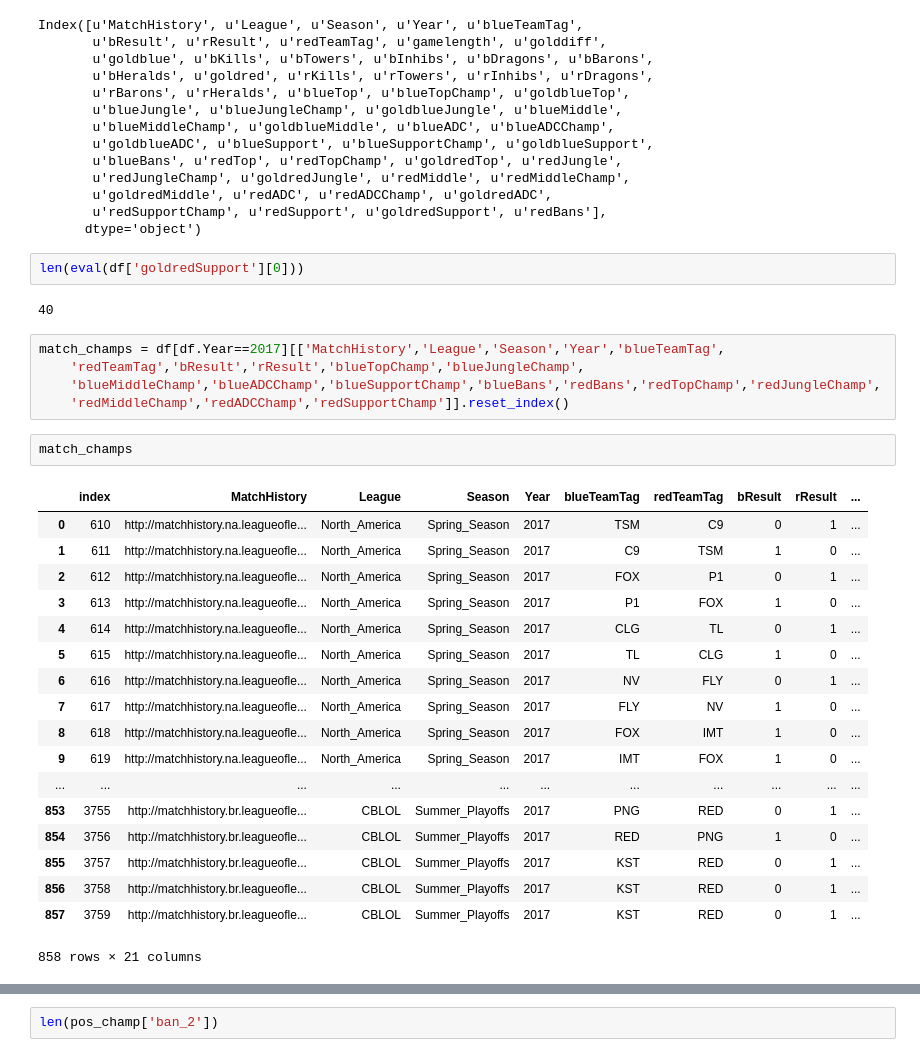
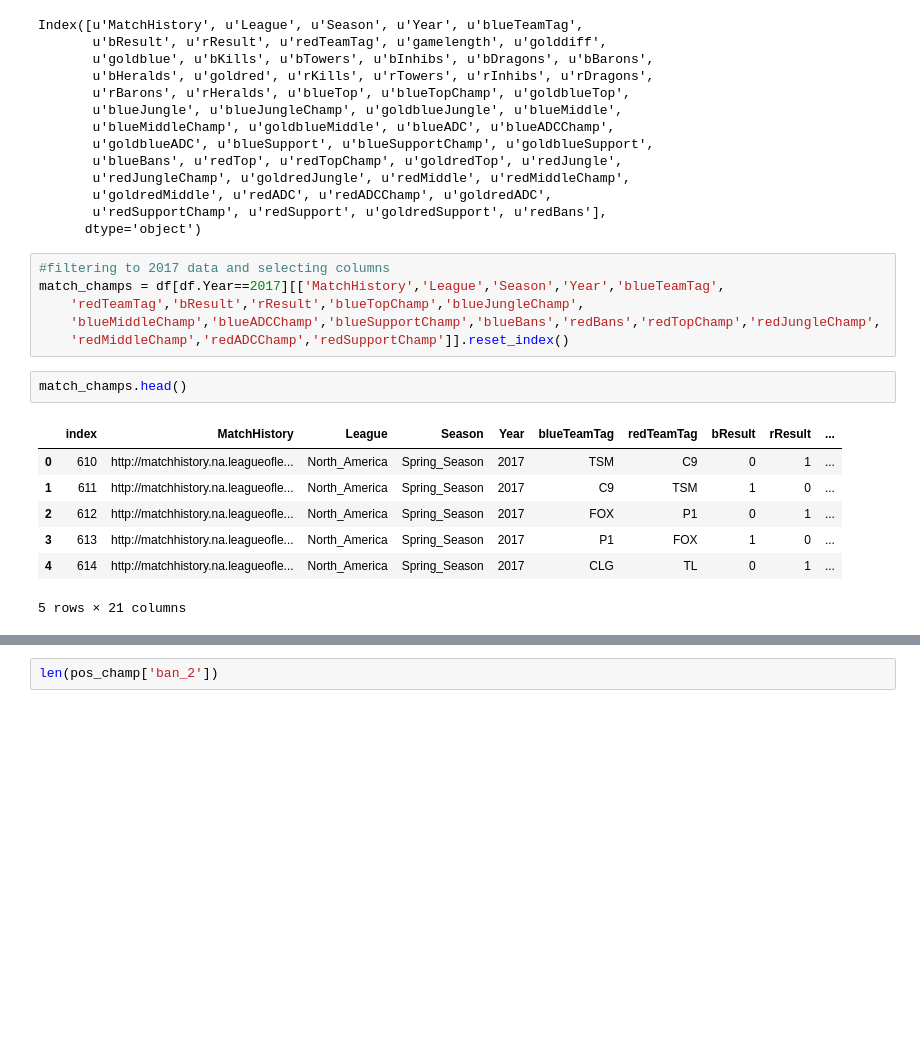
Before and after one commit to rkcohen/blog_assets, a Jupyter notebook: LoL.ipynb, the cells around one changed output, grey strips where cells are left out. Cells and saved outputs as stored; diff of their text form; blank space fills up the shorter version.

```diff
--- a/LoL.ipynb
+++ b/LoL.ipynb
@@ -21,34 +23,20 @@ Index([u'MatchHistory', u'League', u'Season', u'Year', u'blueTeamTag',
        u'goldredMiddle', u'redADC', u'redADCChamp', u'goldredADC',
        u'redSupportChamp', u'redSupport', u'goldredSupport', u'redBans'],
       dtype='object')
-# %%
-len(eval(df['goldredSupport'][0]))
-# %% [output]
-40
 # %%
+#filtering to 2017 data and selecting columns
 match_champs = df[df.Year==2017][['MatchHistory','League','Season','Year','blueTeamTag',
     'redTeamTag','bResult','rResult','blueTopChamp','blueJungleChamp',
     'blueMiddleChamp','blueADCChamp','blueSupportChamp','blueBans','redBans','redTopChamp','redJungleChamp',
     'redMiddleChamp','redADCChamp','redSupportChamp']].reset_index()
 # %%
-match_champs
+match_champs.head()
 # %% [output]
 |  | index | MatchHistory | League | Season | Year | blueTeamTag | redTeamTag | bResult | rResult | ... |
 | 0 | 610 | http://matchhistory.na.leagueofle... | North_America | Spring_Season | 2017 | TSM | C9 | 0 | 1 | ... |
 | 1 | 611 | http://matchhistory.na.leagueofle... | North_America | Spring_Season | 2017 | C9 | TSM | 1 | 0 | ... |
 | 2 | 612 | http://matchhistory.na.leagueofle... | North_America | Spring_Season | 2017 | FOX | P1 | 0 | 1 | ... |
 | 3 | 613 | http://matchhistory.na.leagueofle... | North_America | Spring_Season | 2017 | P1 | FOX | 1 | 0 | ... |
 | 4 | 614 | http://matchhistory.na.leagueofle... | North_America | Spring_Season | 2017 | CLG | TL | 0 | 1 | ... |
-| 5 | 615 | http://matchhistory.na.leagueofle... | North_America | Spring_Season | 2017 | TL | CLG | 1 | 0 | ... |
-| 6 | 616 | http://matchhistory.na.leagueofle... | North_America | Spring_Season | 2017 | NV | FLY | 0 | 1 | ... |
-| 7 | 617 | http://matchhistory.na.leagueofle... | North_America | Spring_Season | 2017 | FLY | NV | 1 | 0 | ... |
-| 8 | 618 | http://matchhistory.na.leagueofle... | North_America | Spring_Season | 2017 | FOX | IMT | 1 | 0 | ... |
-| 9 | 619 | http://matchhistory.na.leagueofle... | North_America | Spring_Season | 2017 | IMT | FOX | 1 | 0 | ... |
-| ... | ... | ... | ... | ... | ... | ... | ... | ... | ... | ... |
-| 853 | 3755 | http://matchhistory.br.leagueofle... | CBLOL | Summer_Playoffs | 2017 | PNG | RED | 0 | 1 | ... |
-| 854 | 3756 | http://matchhistory.br.leagueofle... | CBLOL | Summer_Playoffs | 2017 | RED | PNG | 1 | 0 | ... |
-| 855 | 3757 | http://matchhistory.br.leagueofle... | CBLOL | Summer_Playoffs | 2017 | KST | RED | 0 | 1 | ... |
-| 856 | 3758 | http://matchhistory.br.leagueofle... | CBLOL | Summer_Playoffs | 2017 | KST | RED | 0 | 1 | ... |
-| 857 | 3759 | http://matchhistory.br.leagueofle... | CBLOL | Summer_Playoffs | 2017 | KST | RED | 0 | 1 | ... |
-858 rows × 21 columns
+5 rows × 21 columns
 # %%
```
Also changed, not shown: parts of 37 cells of this notebook.
